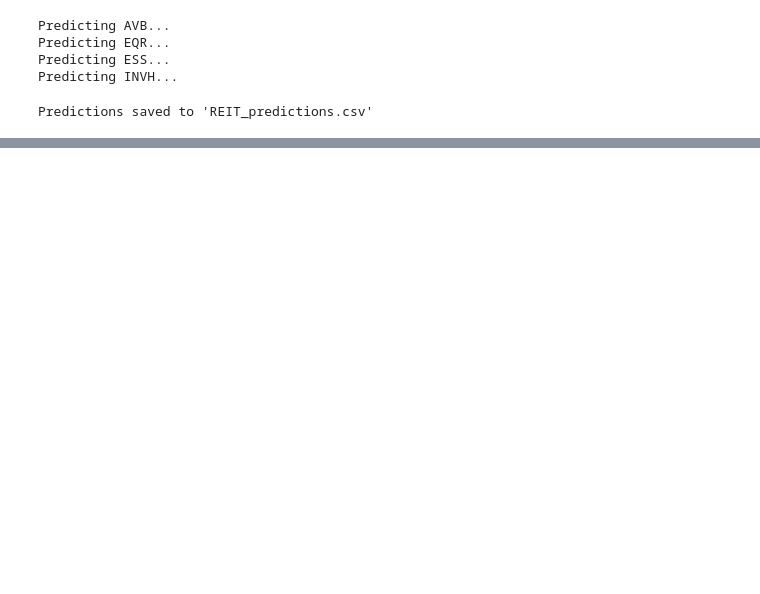
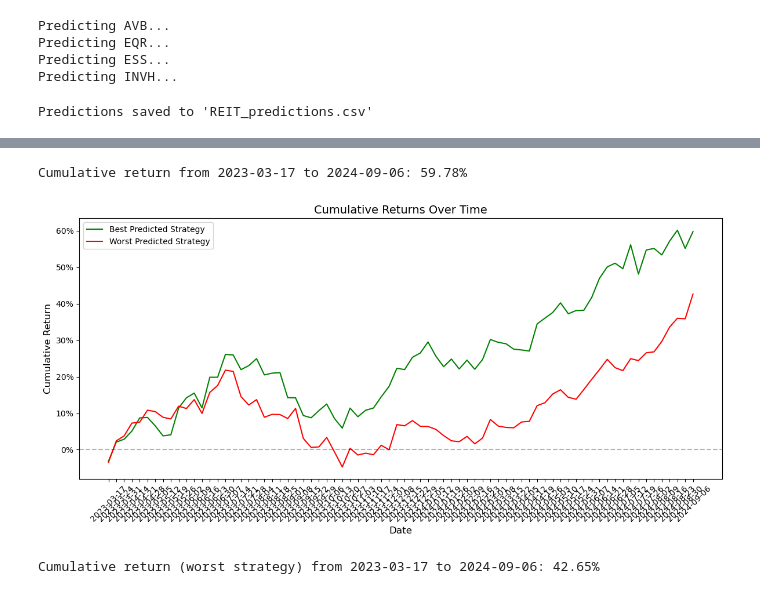
Before and after one commit to itsGarrin/us-residential-housing-price-prediction, a Jupyter notebook: notebooks/backtesting.ipynb, the cells around one changed output, grey strips where cells are left out. Saved outputs shown, nothing was run; the diff lists cells and outputs as text; code cells hidden in the pictures; blank space fills up the shorter version.

```diff
--- a/notebooks/backtesting.ipynb
+++ b/notebooks/backtesting.ipynb
@@ -203,0 +257,61 @@ Predictions saved to 'REIT_predictions.csv'
+# %%
+output['cumulative_return'] = (1 + output['selected_actual_return']).cumprod() - 1
+print(f"Cumulative return from {output['date'].iloc[0]} to {output['date'].iloc[-1]}: {output['cumulative_return'].iloc[-1]:.2%}")
+# %% [output]
+Cumulative return from 2023-03-17 to 2024-09-06: 59.78%
+# %%
+import matplotlib.pyplot as plt
+
+# Create the plot
+plt.figure(figsize=(12, 6))
+
+# Plot both strategies
+plt.plot(output['date'], output['cumulative_return'], label='Best Predicted Strategy', color='green')
+plt.plot(output['date'], output['cumulative_return_worst'], label='Worst Predicted Strategy', color='red')
+
+# Add a horizontal line at y=0
+plt.axhline(y=0, color='black', linestyle='--', alpha=0.3)
+
+# Customize the plot
+plt.title('Cumulative Returns Over Time', fontsize=14)
+plt.xlabel('Date', fontsize=12)
+plt.ylabel('Cumulative Return', fontsize=12)
+plt.legend(fontsize=10)
+
+# Format y-axis as percentages
+plt.gca().yaxis.set_major_formatter(plt.FuncFormatter(lambda y, _: '{:.0%}'.format(y)))
+
+# Rotate x-axis labels for better readability
+plt.xticks(rotation=45)
+
+# Adjust layout to prevent label cutoff
+plt.tight_layout()
+
+plt.show()
+# %% [output]
+[figure, added]
+# %%
+# Create list of return columns
+return_cols = [
+    'AVB_pred_returns',
+    'EQR_pred_returns',
+    'ESS_pred_returns',
+    'INVH_pred_returns'
+]
+
+# Get min value and corresponding REIT for each row
+output['min_pred_return'] = output[return_cols].min(axis=1)
+output['selected_reit_worst'] = output[return_cols].idxmin(axis=1).str.replace('_pred_returns', '')
+
+# Get the actual returns for the selected REIT
+output['selected_actual_return_worst'] = output.apply(
+    lambda row: row[f"{row['selected_reit_worst']}_returns"],
+    axis=1
+)
+
+# Calculate cumulative return for worst strategy
+output['cumulative_return_worst'] = (1 + output['selected_actual_return_worst']).cumprod() - 1
+
+print(f"Cumulative return (worst strategy) from {output['date'].iloc[0]} to {output['date'].iloc[-1]}: {output['cumulative_return_worst'].iloc[-1]:.2%}")
+# %% [output]
+Cumulative return (worst strategy) from 2023-03-17 to 2024-09-06: 42.65%
```
Also changed, not shown: parts of 5 cells of this notebook, 2 other files.
